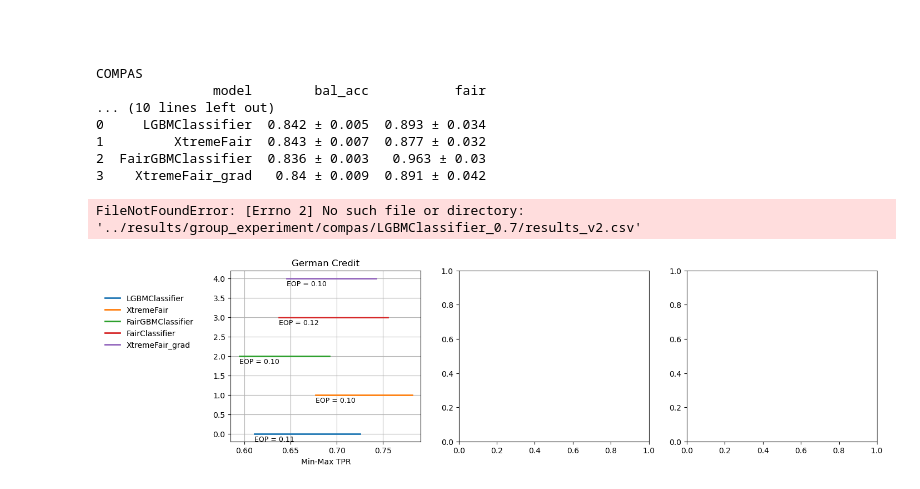
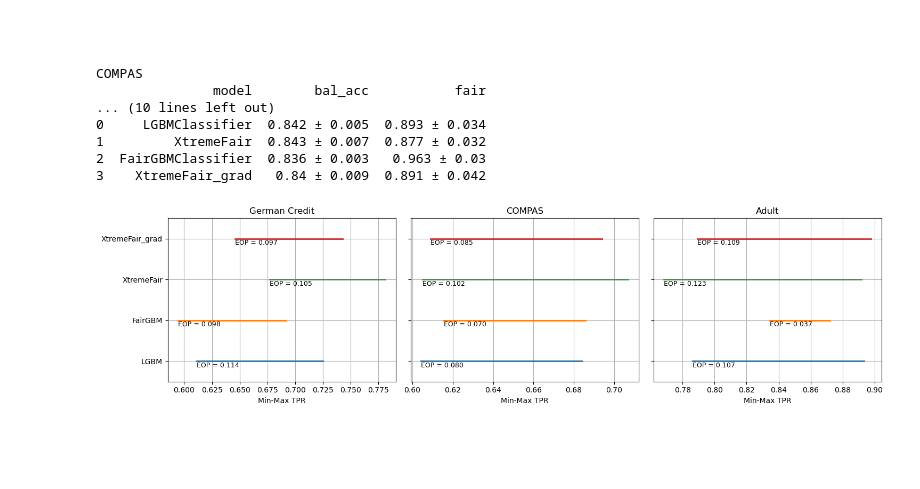
Before and after one commit to hiaac-finance/m2fgb, a Jupyter notebook: notebooks/analyze_results.ipynb, the cells around one changed output. Saved outputs shown, nothing was run; the diff lists cells and outputs as text; code cells hidden in the pictures; blank space fills up the shorter version.

Commit message:
created min max tpr plot

```diff
--- a/notebooks/analyze_results.ipynb
+++ b/notebooks/analyze_results.ipynb
@@ -107,41 +107,43 @@ COMPAS
 2  FairGBMClassifier  0.836 ± 0.003   0.963 ± 0.03
 3    XtremeFair_grad   0.84 ± 0.009  0.891 ± 0.042
 # %%
-fig, axs = plt.subplots(nrows = 1, ncols = 3, figsize = (15, 4))
+fig, axs = plt.subplots(nrows = 1, ncols = 3, figsize = (15, 4), sharey=True)
 
 for k, dataset in enumerate(["german", "compas", "adult"]):
     # load tables
     models = glob.glob(f"../results/group_experiment/{dataset}/*")
     results = []
     for model in models:
         model_name = "_".join(model.split("/")[-1].split("_")[:-1])
         alpha = float(model.split("_")[-1])
         if alpha != 0.7:
             continue
         df = pd.read_csv(model + "/results_v2.csv").iloc[:, 1:]
         df["model"] = model_name
         df = df[["model", "min_tpr", "max_tpr"]]
         df = df.groupby("model").mean().reset_index()
 
         results.append(df)
 
     results = pd.concat(results).reset_index(drop=True)
 
 
 
-    for i, model in enumerate(results["model"].unique()):
+    for i, model in enumerate(["LGBMClassifier", "FairGBMClassifier", "XtremeFair", "XtremeFair_grad"]):
         df = results[results["model"] == model]
         axs[k].plot([df["min_tpr"].iloc[0], df["max_tpr"].iloc[0]], [i, i], label=model, linewidth=2)
         # annotate the difference above the line
-        axs[k].annotate(f"EOP = {df['max_tpr'].iloc[0] - df['min_tpr'].iloc[0]:.2f}", (df["min_tpr"].iloc[0], i - 0.2), fontsize=9)
+        axs[k].annotate(f"EOP = {df['max_tpr'].iloc[0] - df['min_tpr'].iloc[0]:.3f}", (df["min_tpr"].iloc[0], i - 0.15), fontsize=9)
 
 
     axs[k].grid()
     axs[k].set_title(dataset_names[dataset])
     axs[k].set_xlabel("Min-Max TPR")
-    if k == 0:
-        axs[0].legend(loc="lower left", bbox_to_anchor=(-0.7, 0.5), frameon=False)
+    axs[k].set_ylim(-0.5, 3.5)
+    axs[k].set_yticks([0, 1, 2, 3])
+    axs[k].set_yticklabels(["LGBM", "FairGBM", "XtremeFair", "XtremeFair_grad"])
+    #if k == 0:
+    #    axs[0].legend(loc="lower left", bbox_to_anchor=(-0.7, 0.5), frameon=False)
 plt.tight_layout()
 # %% [output]
-FileNotFoundError: [Errno 2] No such file or directory: '../results/group_experiment/compas/LGBMClassifier_0.7/results_v2.csv'
-[figure, old version]
+[figure, new version]
```
Also changed, not shown: parts of 1 cell of this notebook, 1 other file.
